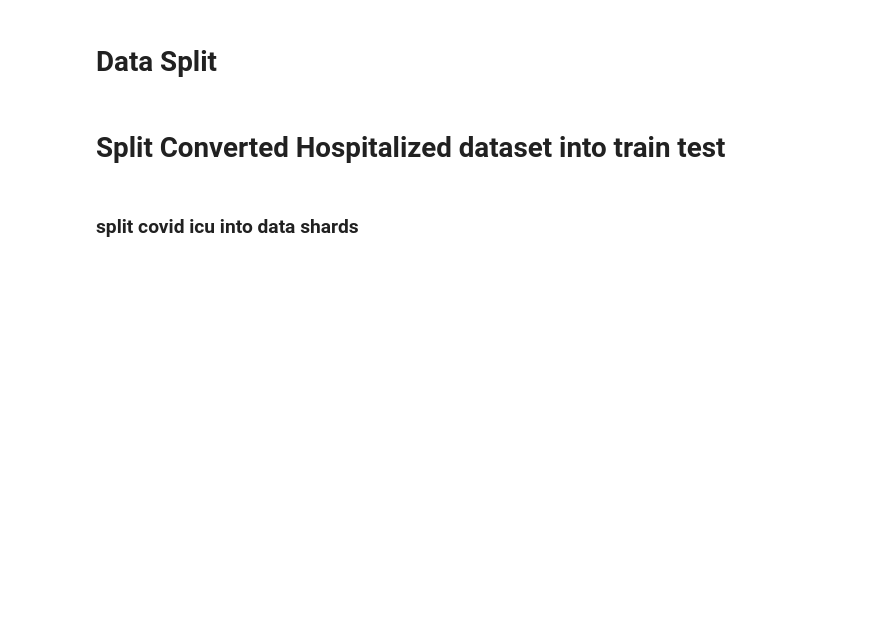
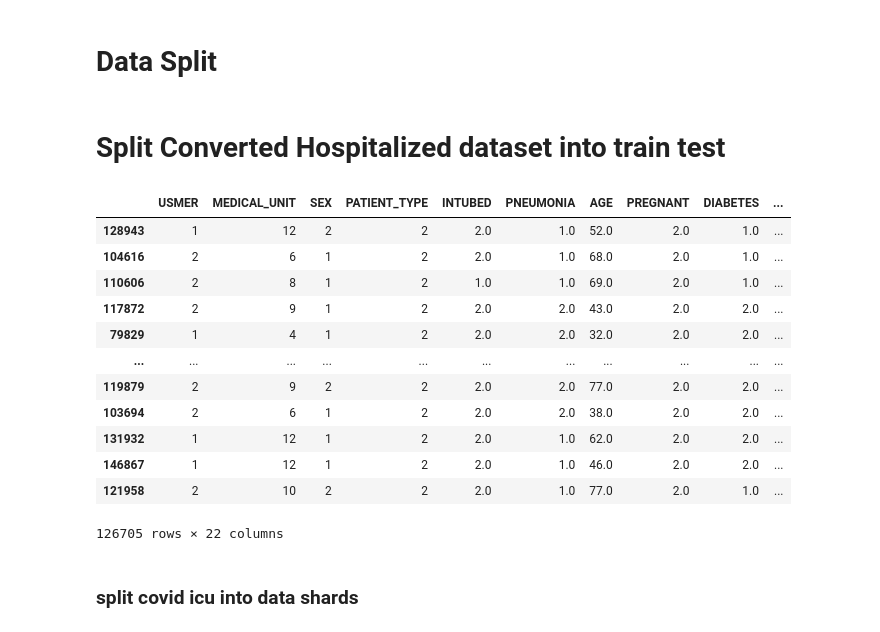
Before and after one commit to EthanWTL/Covid-19_Mortality_Rate, a Jupyter notebook: Dataset preparing.ipynb, the cells around one changed output. Saved outputs shown, nothing was run; the diff lists cells and outputs as text; code cells hidden in the pictures; blank space fills up the shorter version.

Commit message:
add combine train test

```diff
--- a/Dataset preparing.ipynb
+++ b/Dataset preparing.ipynb
@@ -86,6 +86,28 @@ X_train.to_csv('hospitalized_coverted_xtrain.csv',index = False)
 X_test.to_csv('hospitalized_coverted_xtest.csv',index = False)
 Y_train.to_csv('hospitalized_coverted_ytrain.csv',index = False)
 Y_test.to_csv('hospitalized_coverted_ytest.csv',index = False)
+# %%
+X = df.drop(['ICU'],axis=1)
+Y = df['ICU']
+
+X_train, X_test, Y_train, Y_test = train_test_split(X, Y, test_size=0.33, random_state=42)
+# %%
+hopcon_train = pd.concat([X_train,Y_train],axis = 1)
+hopcon_test = pd.concat([X_train,Y_train],axis = 1)
+# %% [output]
+|  | USMER | MEDICAL_UNIT | SEX | PATIENT_TYPE | INTUBED | PNEUMONIA | AGE | PREGNANT | DIABETES | ... |
+| 128943 | 1 | 12 | 2 | 2 | 2.0 | 1.0 | 52.0 | 2.0 | 1.0 | ... |
+| 104616 | 2 | 6 | 1 | 2 | 2.0 | 1.0 | 68.0 | 2.0 | 1.0 | ... |
+| 110606 | 2 | 8 | 1 | 2 | 1.0 | 1.0 | 69.0 | 2.0 | 1.0 | ... |
+| 117872 | 2 | 9 | 1 | 2 | 2.0 | 2.0 | 43.0 | 2.0 | 2.0 | ... |
+| 79829 | 1 | 4 | 1 | 2 | 2.0 | 2.0 | 32.0 | 2.0 | 2.0 | ... |
+| ... | ... | ... | ... | ... | ... | ... | ... | ... | ... | ... |
+| 119879 | 2 | 9 | 2 | 2 | 2.0 | 2.0 | 77.0 | 2.0 | 2.0 | ... |
+| 103694 | 2 | 6 | 1 | 2 | 2.0 | 2.0 | 38.0 | 2.0 | 2.0 | ... |
+| 131932 | 1 | 12 | 1 | 2 | 2.0 | 1.0 | 62.0 | 2.0 | 2.0 | ... |
+| 146867 | 1 | 12 | 1 | 2 | 2.0 | 1.0 | 46.0 | 2.0 | 2.0 | ... |
+| 121958 | 2 | 10 | 2 | 2 | 2.0 | 1.0 | 77.0 | 2.0 | 1.0 | ... |
+126705 rows × 22 columns
 # %% [markdown]
 ### split covid icu into data shards
 # %%
```
Also changed, not shown: 2 other files.
